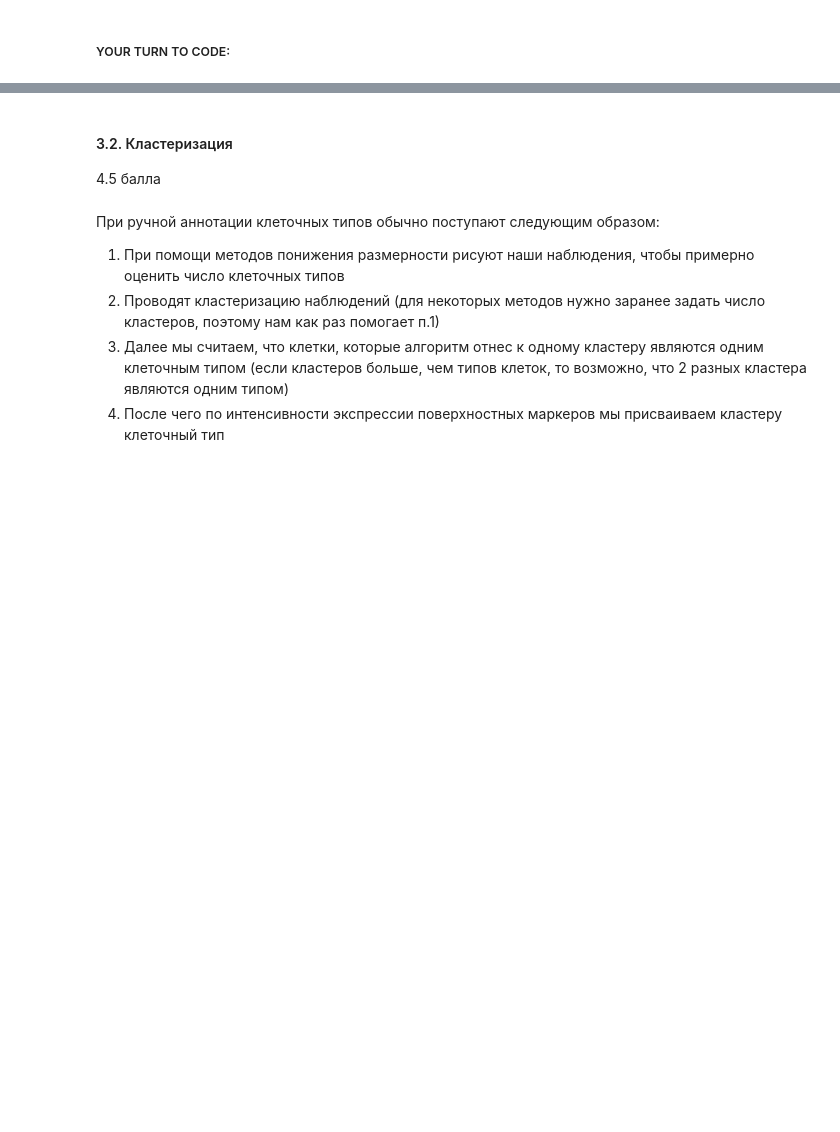
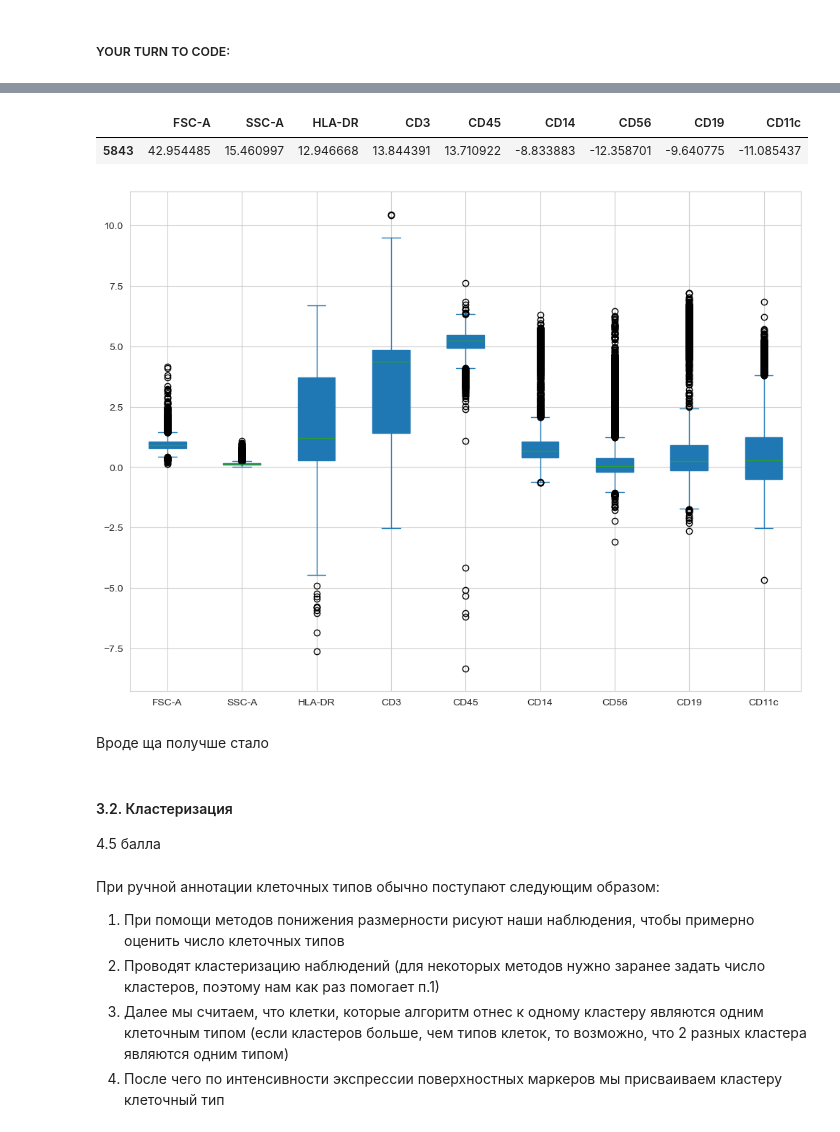
Before and after one commit to Sarsaparella/BI_ML_2023, a Jupyter notebook: code/Cluster_tSNE.ipynb, the cells around one changed output, grey strips where cells are left out. Drawn from its saved outputs; the diff is of its cells as text; code cells hidden in the pictures; blank space fills up the shorter version.

```diff
--- a/code/Cluster_tSNE.ipynb
+++ b/code/Cluster_tSNE.ipynb
@@ -355,3 +416,16 @@ fc_data = pd.read_csv(join(DATA_PATH, "flow_c_data.csv"), index_col=0)
+# %%
+fc_data.loc[fc_data['FSC-A'] > 42]
+# %% [output]
+|  | FSC-A | SSC-A | HLA-DR | CD3 | CD45 | CD14 | CD56 | CD19 | CD11c |
+| 5843 | 42.954485 | 15.460997 | 12.946668 | 13.844391 | 13.710922 | -8.833883 | -12.358701 | -9.640775 | -11.085437 |
+# %%
+fc_data.drop(5843, inplace=True)
+# %%
+fc_data.plot(kind='box', patch_artist=True);
+# %% [output]
+[figure, added]
+# %% [markdown]
+Вроде ща получше стало
 # %% [markdown]
 #### 3.2. Кластеризация
 
```
Also changed, not shown: parts of 34 cells of this notebook, 1 other file.
